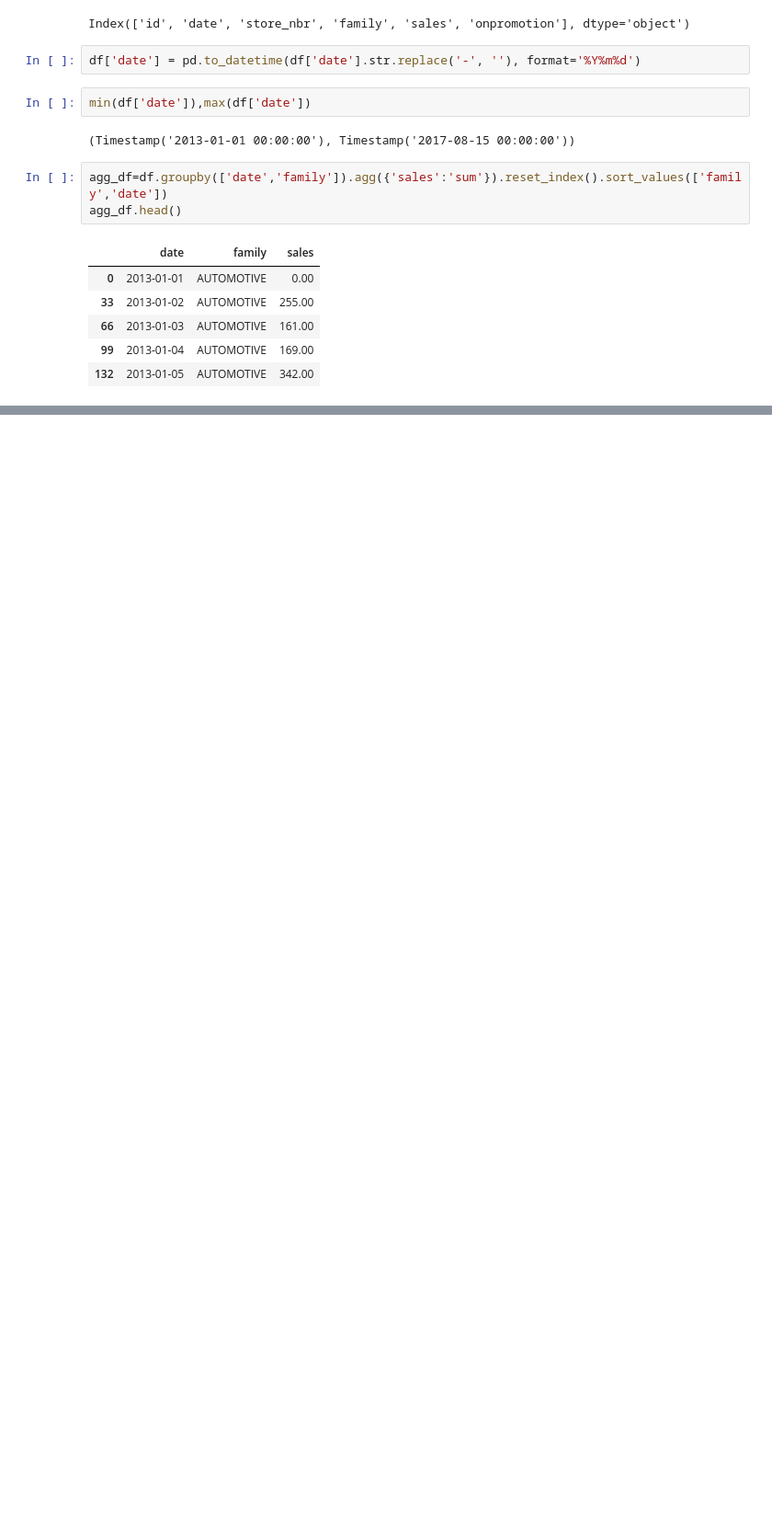
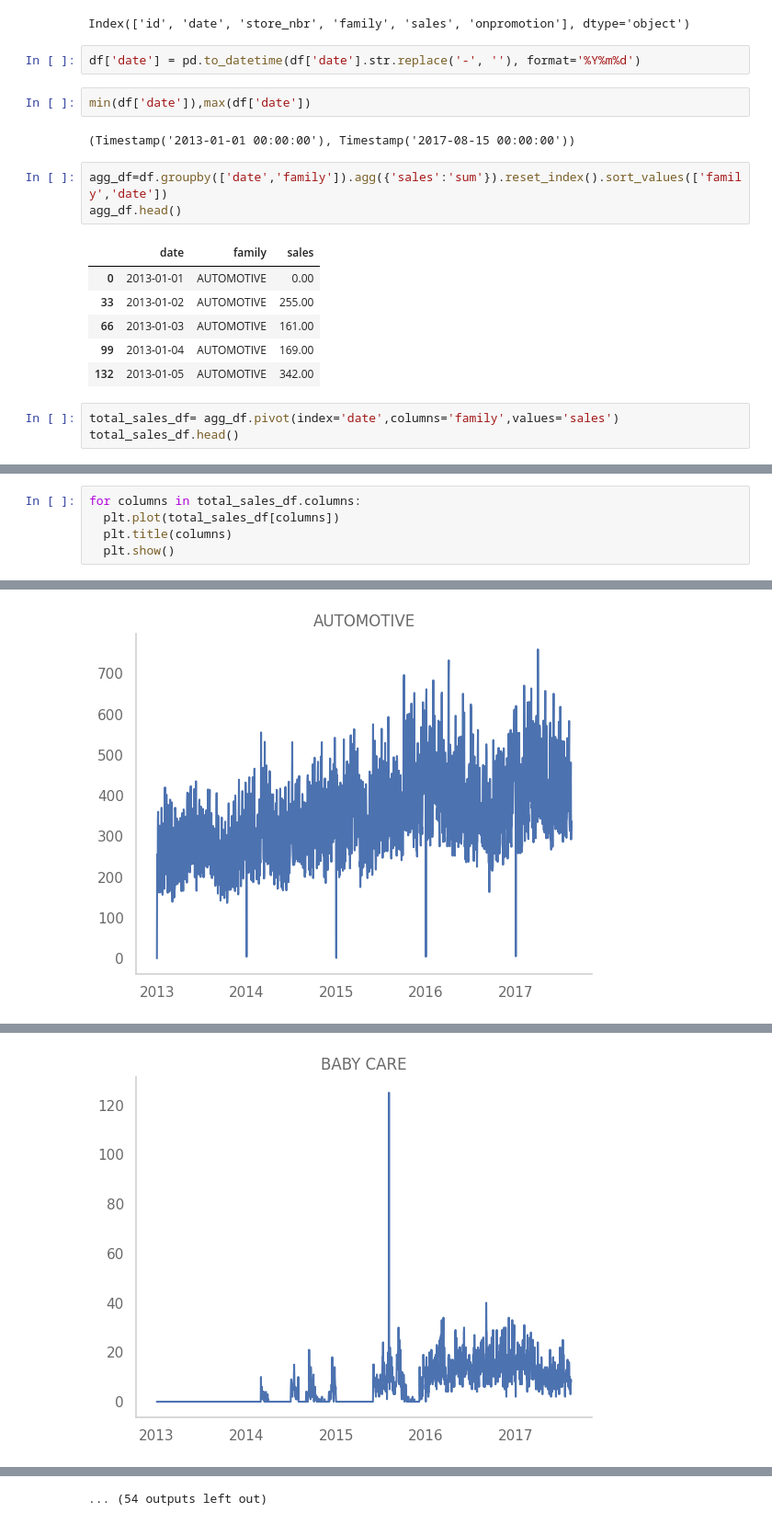
Before and after one commit to sandhrabijoy/Store-Item-Demand-Forecasting, a Jupyter notebook: SalesForecasting.ipynb, the cells around one changed output, grey strips where cells are left out. Shown at 92% size. Cells and saved outputs as stored; diff of their text form; blank space fills up the shorter version.

Commit message:
plotting of the various columns of total sales

```diff
--- a/SalesForecasting.ipynb
+++ b/SalesForecasting.ipynb
@@ -102,3 +102,6 @@ agg_df.head()
 | 66 | 2013-01-03 | AUTOMOTIVE | 161.00 |
 | 99 | 2013-01-04 | AUTOMOTIVE | 169.00 |
 | 132 | 2013-01-05 | AUTOMOTIVE | 342.00 |
+# %%
+total_sales_df= agg_df.pivot(index='date',columns='family',values='sales')
+total_sales_df.head()
@@ -104,0 +116,6 @@ agg_df.head()
+# %%
+for columns in total_sales_df.columns:
+  plt.plot(total_sales_df[columns])
+  plt.title(columns)
+  plt.show()
+# %% [output]
@@ -104,0 +139 @@ agg_df.head()
+[figure, added]
@@ -104,0 +157 @@ agg_df.head()
+[figure, added]
@@ -104,0 +230 @@ agg_df.head()
+... (54 outputs left out)
```
Also changed, not shown: parts of 2 cells of this notebook.
